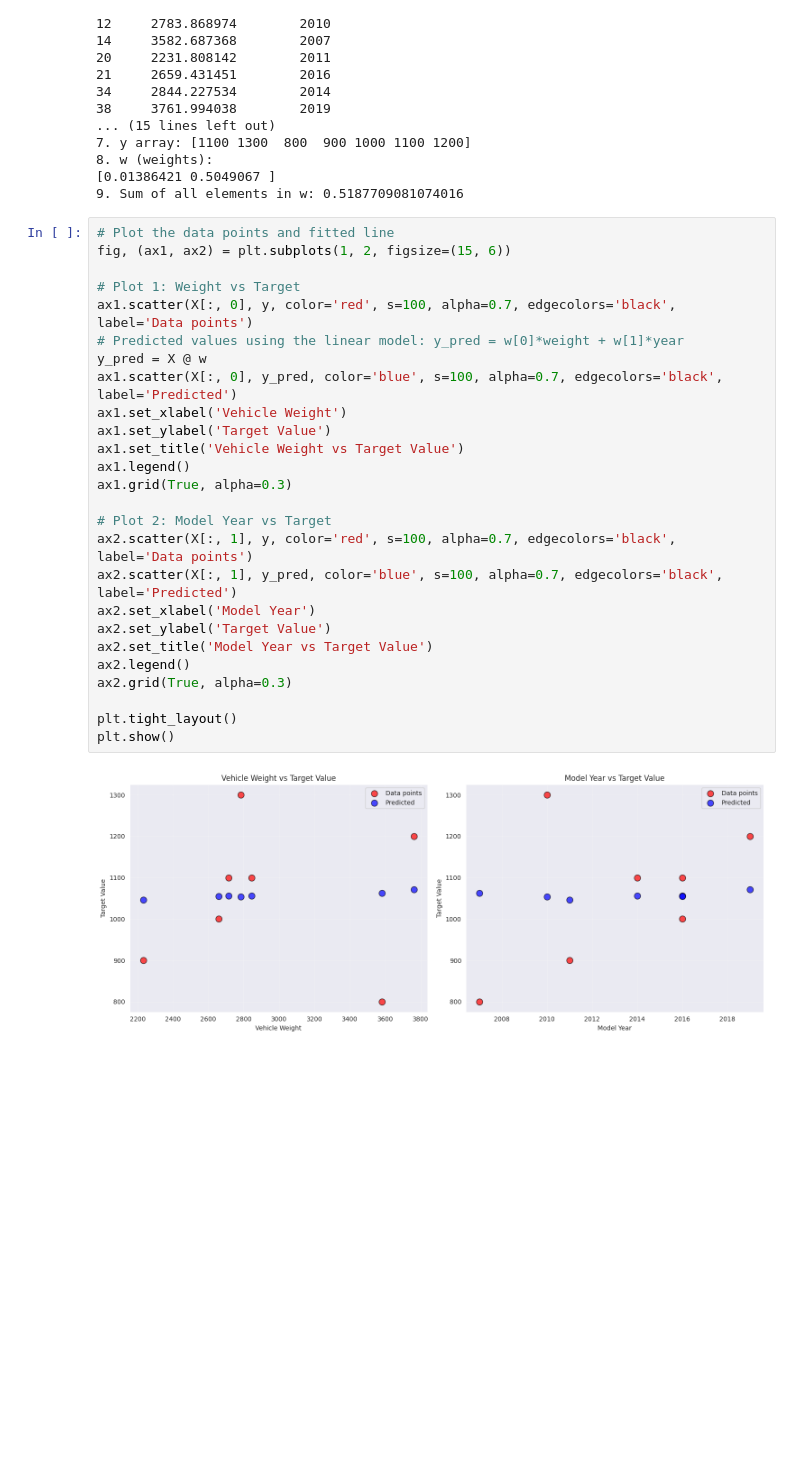
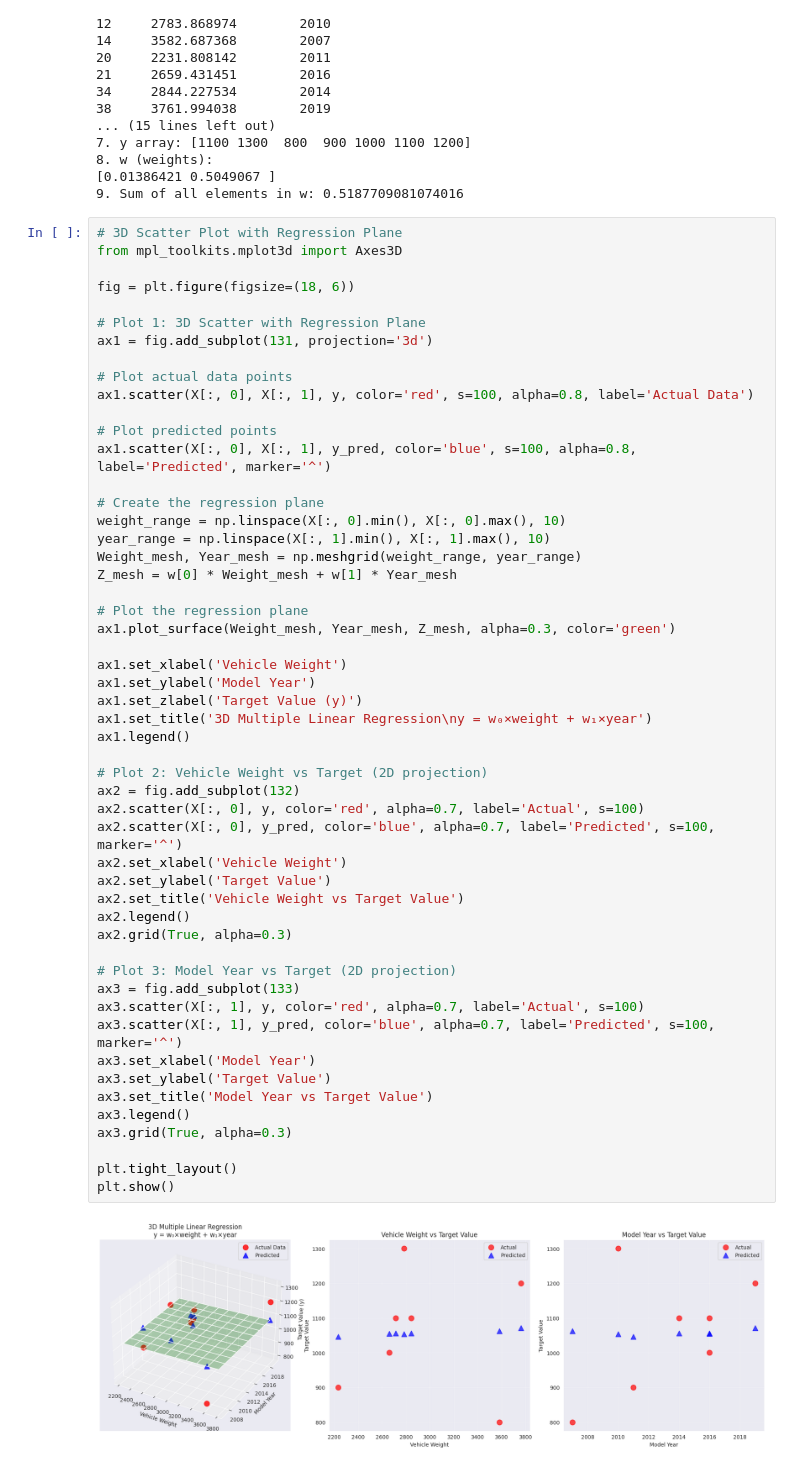
Before and after one commit to Nuopel/machine-learning-zoomcamp-nuopel, a Jupyter notebook: 01-intro/homework_01_answer.ipynb, the cells around one changed output. Saved outputs shown, nothing was run; the diff lists cells and outputs as text; blank space fills up the shorter version.

Commit message:
update proper scatter + plane plot

```diff
--- a/01-intro/homework_01_answer.ipynb
+++ b/01-intro/homework_01_answer.ipynb
@@ -279,30 +279,56 @@ print(f"9. Sum of all elements in w: {sum_w}")
 [0.01386421 0.5049067 ]
 9. Sum of all elements in w: 0.5187709081074016
 # %%
-# Plot the data points and fitted line
-fig, (ax1, ax2) = plt.subplots(1, 2, figsize=(15, 6))
+# 3D Scatter Plot with Regression Plane
+from mpl_toolkits.mplot3d import Axes3D
 
-# Plot 1: Weight vs Target
-ax1.scatter(X[:, 0], y, color='red', s=100, alpha=0.7, edgecolors='black', label='Data points')
-# Predicted values using the linear model: y_pred = w[0]*weight + w[1]*year
-y_pred = X @ w
-ax1.scatter(X[:, 0], y_pred, color='blue', s=100, alpha=0.7, edgecolors='black', label='Predicted')
+fig = plt.figure(figsize=(18, 6))
+
+# Plot 1: 3D Scatter with Regression Plane
+ax1 = fig.add_subplot(131, projection='3d')
+
+# Plot actual data points
+ax1.scatter(X[:, 0], X[:, 1], y, color='red', s=100, alpha=0.8, label='Actual Data')
+
+# Plot predicted points
+ax1.scatter(X[:, 0], X[:, 1], y_pred, color='blue', s=100, alpha=0.8, label='Predicted', marker='^')
+
+# Create the regression plane
+weight_range = np.linspace(X[:, 0].min(), X[:, 0].max(), 10)
+year_range = np.linspace(X[:, 1].min(), X[:, 1].max(), 10)
+Weight_mesh, Year_mesh = np.meshgrid(weight_range, year_range)
+Z_mesh = w[0] * Weight_mesh + w[1] * Year_mesh
+
+# Plot the regression plane
+ax1.plot_surface(Weight_mesh, Year_mesh, Z_mesh, alpha=0.3, color='green')
+
 ax1.set_xlabel('Vehicle Weight')
-ax1.set_ylabel('Target Value')
-ax1.set_title('Vehicle Weight vs Target Value')
+ax1.set_ylabel('Model Year')
+ax1.set_zlabel('Target Value (y)')
+ax1.set_title('3D Multiple Linear Regression\ny = w₀×weight + w₁×year')
 ax1.legend()
-ax1.grid(True, alpha=0.3)
 
-# Plot 2: Model Year vs Target
-ax2.scatter(X[:, 1], y, color='red', s=100, alpha=0.7, edgecolors='black', label='Data points')
-ax2.scatter(X[:, 1], y_pred, color='blue', s=100, alpha=0.7, edgecolors='black', label='Predicted')
-ax2.set_xlabel('Model Year')
+# Plot 2: Vehicle Weight vs Target (2D projection)
+ax2 = fig.add_subplot(132)
+ax2.scatter(X[:, 0], y, color='red', alpha=0.7, label='Actual', s=100)
+ax2.scatter(X[:, 0], y_pred, color='blue', alpha=0.7, label='Predicted', s=100, marker='^')
+ax2.set_xlabel('Vehicle Weight')
 ax2.set_ylabel('Target Value')
-ax2.set_title('Model Year vs Target Value')
+ax2.set_title('Vehicle Weight vs Target Value')
 ax2.legend()
 ax2.grid(True, alpha=0.3)
 
+# Plot 3: Model Year vs Target (2D projection)
+ax3 = fig.add_subplot(133)
+ax3.scatter(X[:, 1], y, color='red', alpha=0.7, label='Actual', s=100)
+ax3.scatter(X[:, 1], y_pred, color='blue', alpha=0.7, label='Predicted', s=100, marker='^')
+ax3.set_xlabel('Model Year')
+ax3.set_ylabel('Target Value')
+ax3.set_title('Model Year vs Target Value')
+ax3.legend()
+ax3.grid(True, alpha=0.3)
+
 plt.tight_layout()
 plt.show()
 # %% [output]
-[figure, old version]
+[figure, new version]
```
